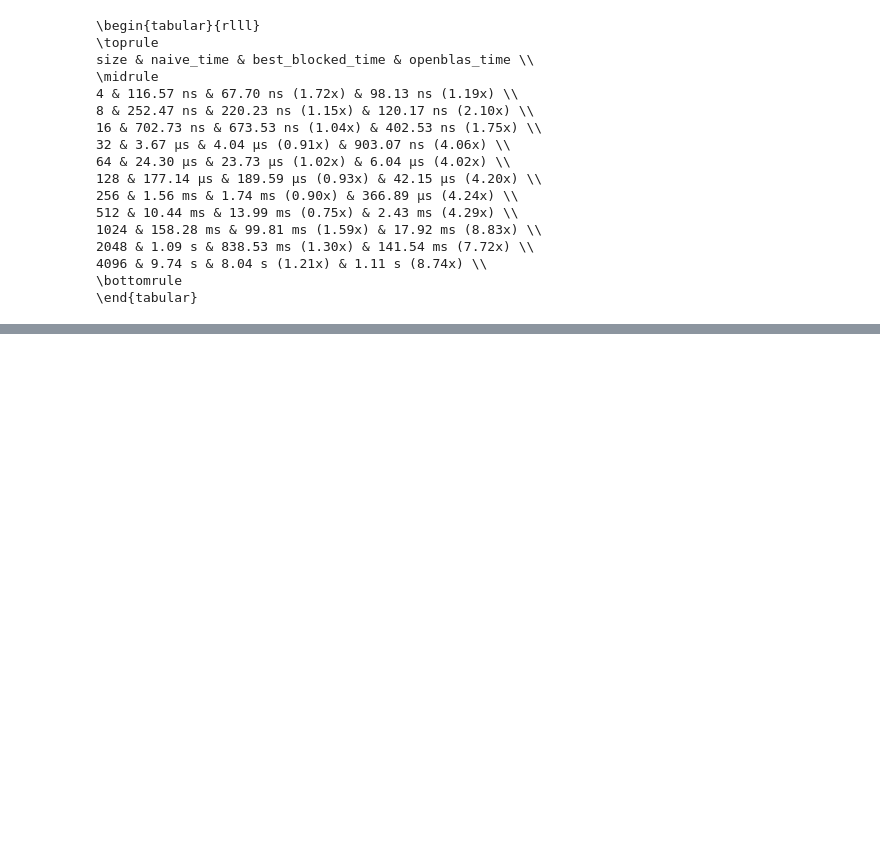
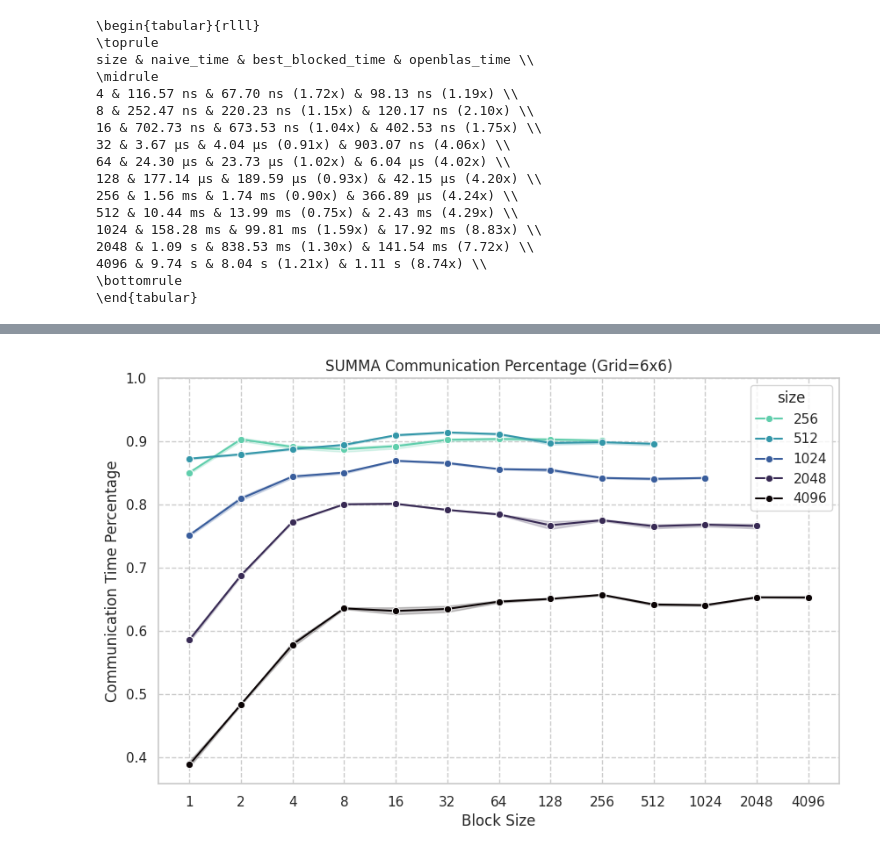
Before and after one commit to DanielGardin/distributed-matmul, a Jupyter notebook: notebooks/analysis.ipynb, the cells around one changed output, grey strips where cells are left out. Saved outputs shown, nothing was run; the diff lists cells and outputs as text; code cells hidden in the pictures; blank space fills up the shorter version.

```diff
--- a/notebooks/analysis.ipynb
+++ b/notebooks/analysis.ipynb
@@ -213,0 +355,56 @@ ValueError: Could not interpret value `speedup` for `y`. An entry with this name
+# %%
+fig, axs = plt.subplots(ncols=2, figsize=(10, 6), sharey=True)
+
+best_results = summablas_results[(summablas_results['grid'] == f" 6x6") & (summablas_results['size'] >= 256)]
+
+sns.lineplot(
+    data=best_results,
+    x="block_size",
+    y="comm_perc",
+    hue='size',
+    hue_norm=LogNorm(128),
+    palette="mako_r",
+    legend="full",
+    marker="o",
+    ax=axs[0],
+)
+
+axs[0].set_xscale("log", base=2)
+axs[0].set_ylim(None, 1)
+axs[0].set_title(f'SUMMA Communication Percentage (Grid=6x6)')
+axs[0].set_xlabel("Block Size")
+axs[0].set_ylabel("Communication Time Percentage")
+axs[0].grid(True, which="both", ls="--", lw=1)
+axs[0].set_xticks(2 ** np.arange(0, 13))
+axs[0].get_xaxis().set_major_formatter(plt.ScalarFormatter())
+
+sns.lineplot(
+    data=best_results,
+    x="block_size",
+    y="comm_perc",
+    hue='size',
+    hue_norm=LogNorm(128),
+    palette="mako_r",
+    legend="full",
+    marker="o",
+    ax=axs[0],
+)
+
+axs[0].set_xscale("log", base=2)
+axs[0].set_ylim(None, 1)
+axs[0].set_title(f'SUMMA Communication Percentage (Grid=6x6)')
+axs[0].set_xlabel("Block Size")
+axs[0].set_ylabel("Communication Time Percentage")
+axs[0].grid(True, which="both", ls="--", lw=1)
+axs[0].set_xticks(2 ** np.arange(0, 13))
+axs[0].get_xaxis().set_major_formatter(plt.ScalarFormatter())
+
+
+
+
+
+# plt.savefig("notebooks/figures/summa_communication_percentage.pdf", bbox_inches='tight')
+
+# plt.show()
+# %% [output]
+[figure, added]
```
Also changed, not shown: parts of 10 cells of this notebook, 3 other files.
